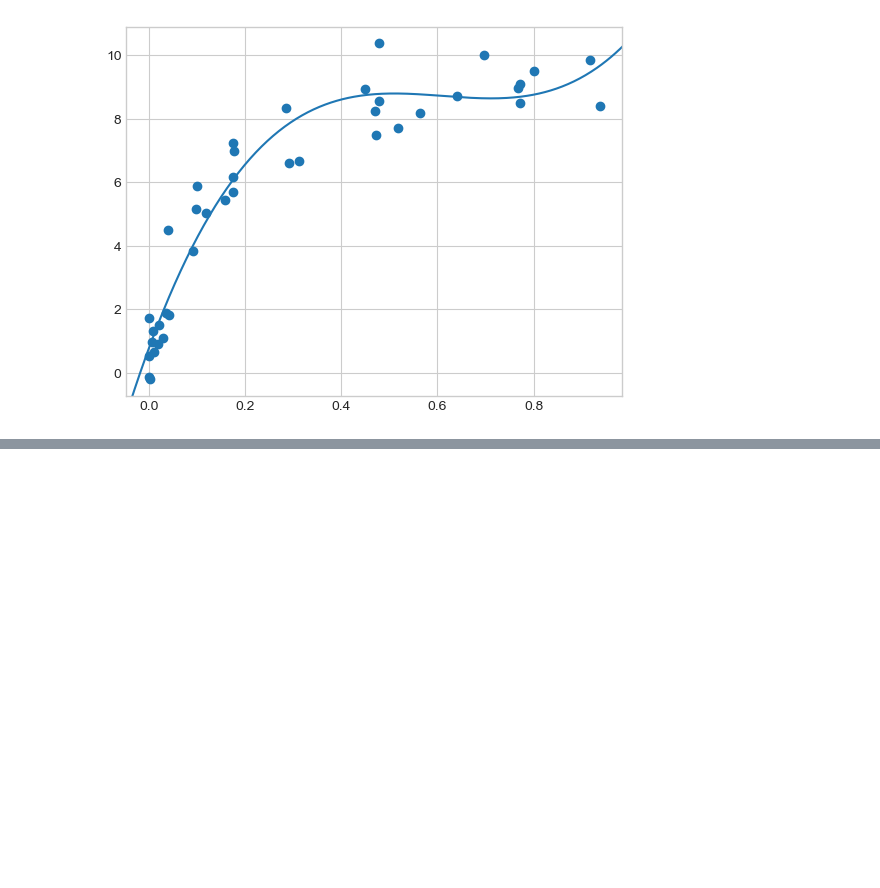
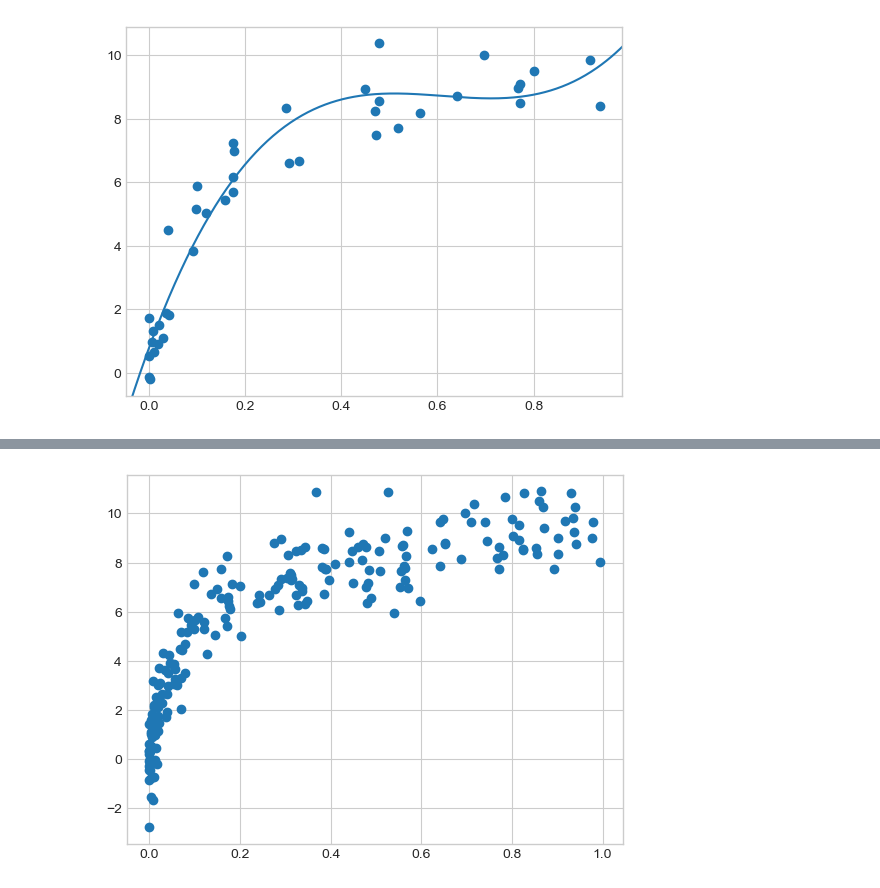
Before and after one commit to Spin8Cycle/ds-proj-remote, a Jupyter notebook: PDSHEx/ml_sklearn_notes/ml_sklearn_hyperparameters_and_model_validation.ipynb, the cells around one changed output, grey strips where cells are left out. Saved outputs shown, nothing was run; the diff lists cells and outputs as text; code cells hidden in the pictures; blank space fills up the shorter version.

```diff
--- a/PDSHEx/ml_sklearn_notes/ml_sklearn_hyperparameters_and_model_validation.ipynb
+++ b/PDSHEx/ml_sklearn_notes/ml_sklearn_hyperparameters_and_model_validation.ipynb
@@ -173,0 +194,5 @@ plt.axis(lim);
+# %%
+X2, y2 = make_data(200)
+plt.scatter(X2.ravel(), y2);
+# %% [output]
+[figure, added]
```
Also changed, not shown: parts of 8 cells of this notebook, 1 other file.
